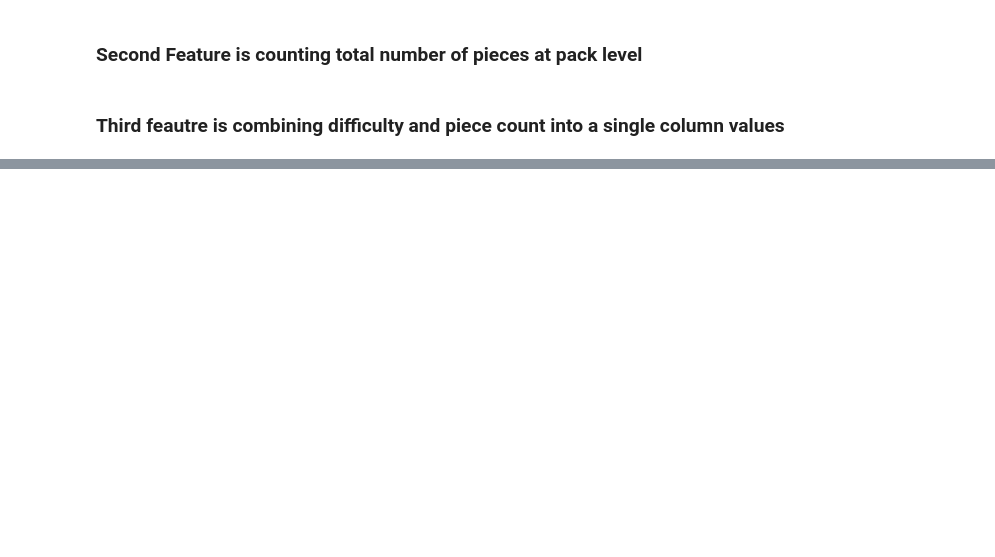
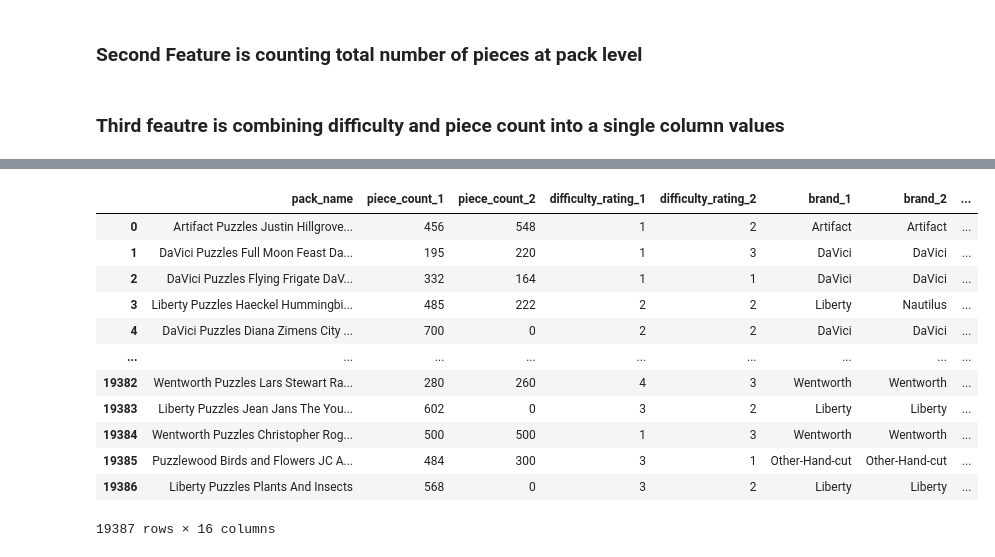
Before and after one commit to puzzle-scheduling/puzzle-scheduling, a Jupyter notebook: Notebook3-FeatureEngineering.ipynb, the cells around one changed output, grey strips where cells are left out. Cells and saved outputs as stored; diff of their text form; code cells hidden in the pictures; blank space fills up the shorter version.

```diff
--- a/Notebook3-FeatureEngineering.ipynb
+++ b/Notebook3-FeatureEngineering.ipynb
@@ -79,7 +187,7 @@ pieces_df['w_pieces_diff_transformed'] = power_transform(pieces_df[['w_pieces_di
 # I just picked an arbitrary number of 20 bins, to group the piece difficulty by, this can be improved on
 step = (pieces_df['w_pieces_diff_transformed'].max()-pieces_df['w_pieces_diff_transformed'].min())/20
 bins = np.arange(pieces_df['w_pieces_diff_transformed'].min(), pieces_df['w_pieces_diff_transformed'].max()+step, step)
-labels = ['bin' + s for s in map(str, list(range(len(bins)-1)))]
+labels = [f'bin{s}' for s in map(str, list(range(len(bins)-1)))]
 
 # label each puzzle by binned piece & difficulty
 pieces_df['bin_label'] = pd.cut(x = pieces_df['w_pieces_diff_transformed'], bins = bins, labels = labels, include_lowest = True)
@@ -101,5 +224,21 @@ df_features_combined = df_features_combined[['pack_name', 'piece_count_1', 'piec
                                              'difficulty_rating_2', 'brand_1', 'brand_2', 'num_puzzles',
                                              'pieces_d1', 'pieces_d2', 'pieces_d3', 'pieces_d4','piece_count_pack',
                                              'difficulty_rating_pack', 'w_pieces_diff_transformed', 'holdtime']]
+# %%
+df_features_combined
+# %% [output]
+|  | pack_name | piece_count_1 | piece_count_2 | difficulty_rating_1 | difficulty_rating_2 | brand_1 | brand_2 | ... |
+| 0 | Artifact Puzzles Justin Hillgrove... | 456 | 548 | 1 | 2 | Artifact | Artifact | ... |
+| 1 | DaVici Puzzles Full Moon Feast Da... | 195 | 220 | 1 | 3 | DaVici | DaVici | ... |
+| 2 | DaVici Puzzles Flying Frigate DaV... | 332 | 164 | 1 | 1 | DaVici | DaVici | ... |
+| 3 | Liberty Puzzles Haeckel Hummingbi... | 485 | 222 | 2 | 2 | Liberty | Nautilus | ... |
+| 4 | DaVici Puzzles Diana Zimens City ... | 700 | 0 | 2 | 2 | DaVici | DaVici | ... |
+| ... | ... | ... | ... | ... | ... | ... | ... | ... |
+| 19382 | Wentworth Puzzles Lars Stewart Ra... | 280 | 260 | 4 | 3 | Wentworth | Wentworth | ... |
+| 19383 | Liberty Puzzles Jean Jans The You... | 602 | 0 | 3 | 2 | Liberty | Liberty | ... |
+| 19384 | Wentworth Puzzles Christopher Rog... | 500 | 500 | 1 | 3 | Wentworth | Wentworth | ... |
+| 19385 | Puzzlewood Birds and Flowers JC A... | 484 | 300 | 3 | 1 | Other-Hand-cut | Other-Hand-cut | ... |
+| 19386 | Liberty Puzzles Plants And Insects | 568 | 0 | 3 | 2 | Liberty | Liberty | ... |
+19387 rows × 16 columns
 # %%
 df_features_combined.to_csv('data/df_features_combined.csv', index=False)
```
Also changed, not shown: parts of 17 cells of this notebook, 8 other files.
